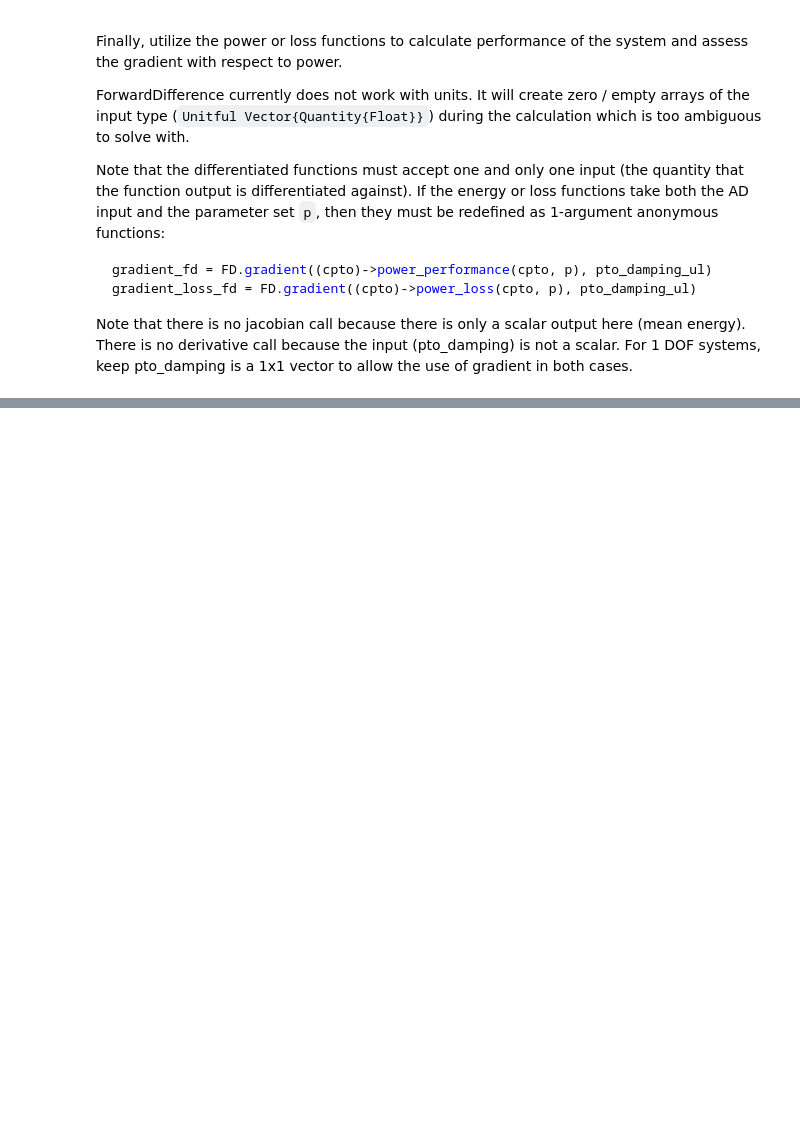
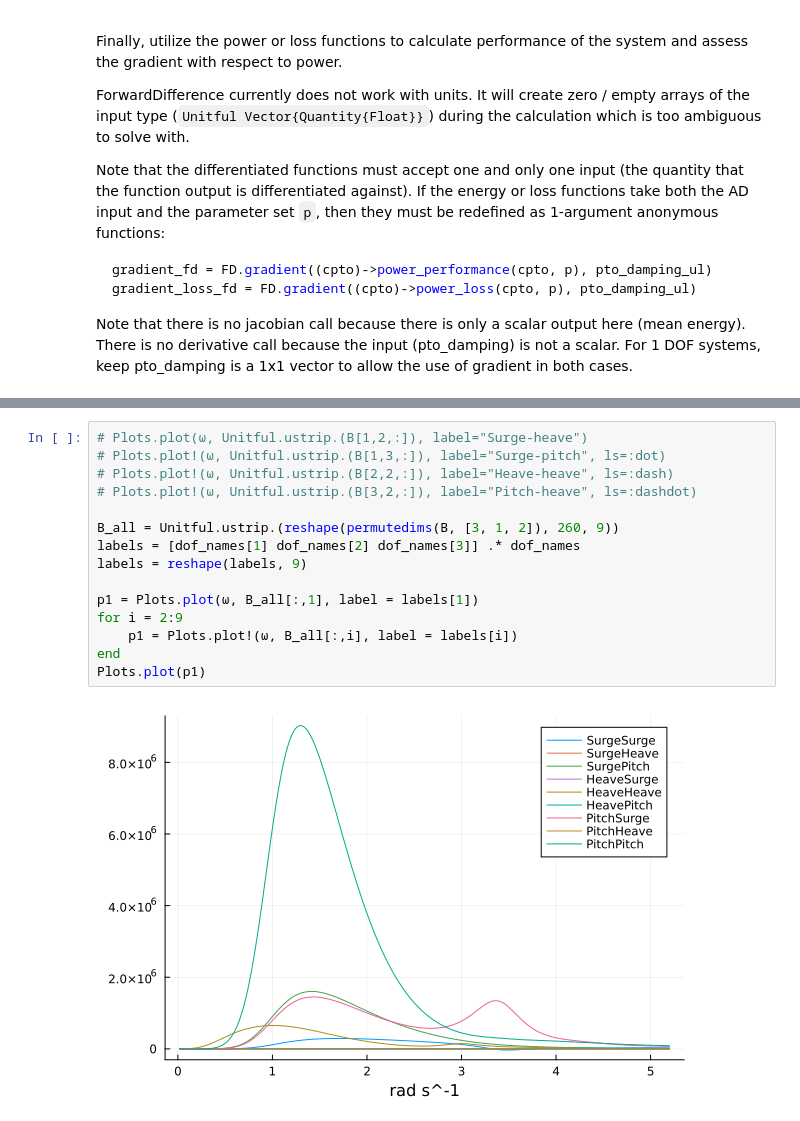
Before and after one commit to JuliaOceanWaves/Hydrodynamics.jl, a Jupyter notebook: examples/power_performance.ipynb, the cells around one changed output, grey strips where cells are left out. Drawn from its saved outputs; the diff is of its cells as text; blank space fills up the shorter version.

```diff
--- a/examples/power_performance.ipynb
+++ b/examples/power_performance.ipynb
@@ -379,0 +413,17 @@ gradient_fd = FD.gradient(power_performance_ss, Unitful.ustrip.(cₚₜₒ))
+# %%
+# Plots.plot(ω, Unitful.ustrip.(B[1,2,:]), label="Surge-heave")
+# Plots.plot!(ω, Unitful.ustrip.(B[1,3,:]), label="Surge-pitch", ls=:dot)
+# Plots.plot!(ω, Unitful.ustrip.(B[2,2,:]), label="Heave-heave", ls=:dash)
+# Plots.plot!(ω, Unitful.ustrip.(B[3,2,:]), label="Pitch-heave", ls=:dashdot)
+
+B_all = Unitful.ustrip.(reshape(permutedims(B, [3, 1, 2]), 260, 9))
+labels = [dof_names[1] dof_names[2] dof_names[3]] .* dof_names
+labels = reshape(labels, 9)
+
+p1 = Plots.plot(ω, B_all[:,1], label = labels[1])
+for i = 2:9
+    p1 = Plots.plot!(ω, B_all[:,i], label = labels[i])
+end
+Plots.plot(p1)
+# %% [output]
+[figure, added]
```
Also changed, not shown: parts of 24 cells of this notebook, 5 other files.
